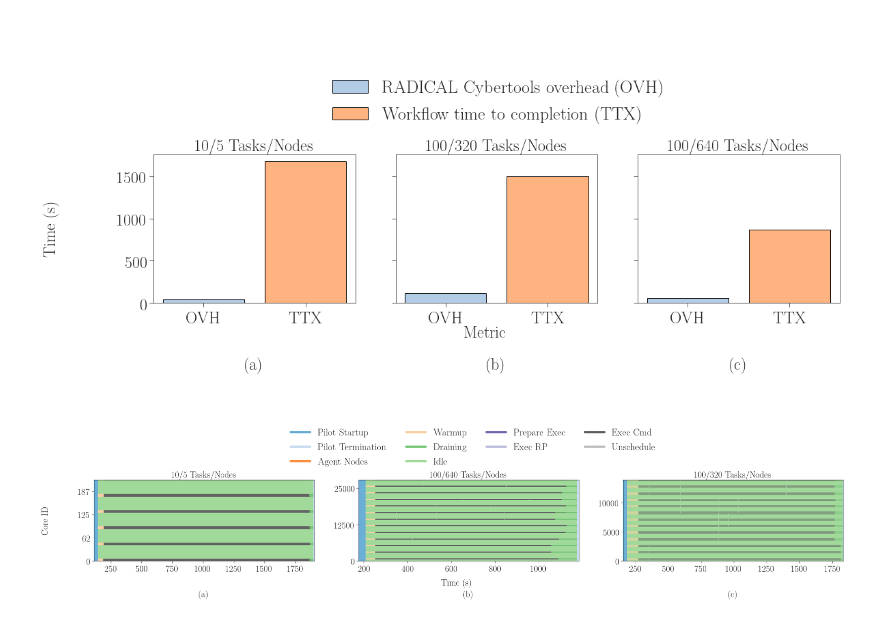
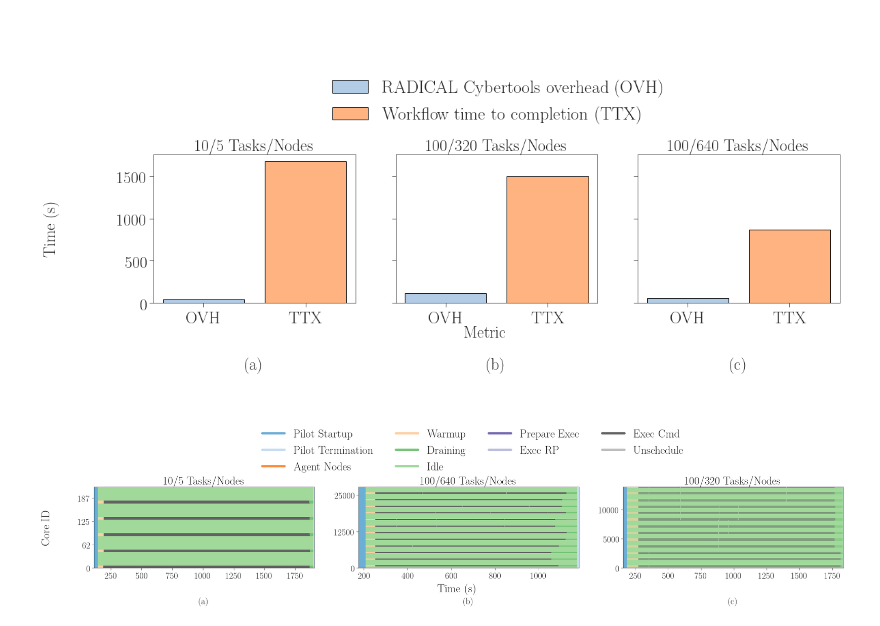
Before and after one commit to radical-experiments/hpcw-princeton, a Jupyter notebook: analysis/incite2020.ipynb, the cells around one changed output. Cells and saved outputs as stored; diff of their text form; code cells hidden in the pictures.

Commit message:
Add debugging plot

```diff
--- a/analysis/incite2020.ipynb
+++ b/analysis/incite2020.ipynb
@@ -229,7 +229,7 @@ for sid in suds:
     y_min = None
     y_max = None
 
-    ax.title.set_text('%s/%s Tasks/Nodes' % (ss[sid]['nunit'], int(ss[sid]['nnodes'])))
+    ax.set_title('%s/%s Tasks/Nodes' % (ss[sid]['nunit'], int(ss[sid]['nnodes'])), fontdict={'fontsize': 30})
 
     for metric in metrics_default:
 
@@ -264,37 +264,37 @@ for sid in suds:
 
                     x_min = min(x_min, orig_x)
                     y_min = min(y_min, orig_y)
                     x_max = max(x_max, orig_x + width)
                     y_max = max(y_max, orig_y + height)
 
                     patch = mpl.patches.Rectangle((orig_x, orig_y),
                                                   width, height,
                                                   facecolor=color,
                                                   edgecolor='black',
                                                   fill=True, lw=0.0)
                     ax.add_patch(patch)
 
     ax.set_xlim([x_min, x_max])
     ax.set_ylim([y_min, y_max])
 
     ax.set_xlabel('(%s)' % j, labelpad=45)
     ax.yaxis.set_major_formatter(mticker.FuncFormatter(update_ticks))
 
     i = i+1
     j = chr(ord(j) + 1)
 
 # Add common axes lables
-fig.text(0.07,  0.5, 'Core ID' , va='center', rotation='vertical', fontsize=24)
-fig.text(0.5 , -0.1, 'Time (s)', ha='center', fontsize=24)
+fig.text(0.07,  0.5, 'Core ID' , va='center', rotation='vertical', fontsize=30)
+fig.text(0.5 , -0.1, 'Time (s)', ha='center', fontsize=30)
 
 # Add legend
 fig.legend(legend, [m[0] for m in metrics_default], loc='upper center',
-           bbox_to_anchor=(0.45, 1.7), fontsize=26, ncol=4)
+           bbox_to_anchor=(0.45, 1.77), fontsize=30, ncol=4)
 
 plt.savefig('figures/incite2020_inversions_jsrun.pdf', dpi=300, bbox_inches='tight')
 plt.savefig('figures/incite2020_inversions_jsrun.png', dpi=300, bbox_inches='tight')
 # %% [output]
-[figure, old version]
+[figure, new version]
 # %%
 for sid in suds:
     print(info[sid])
```
Also changed, not shown: parts of 5 cells of this notebook, 3 other files.
